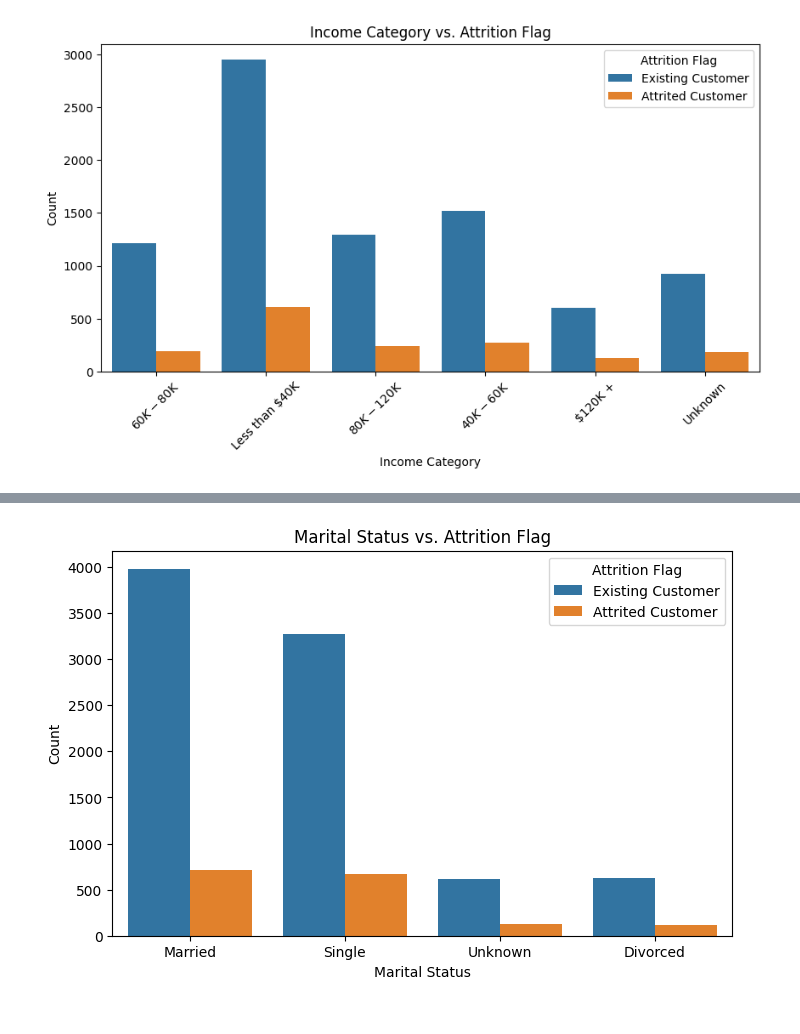
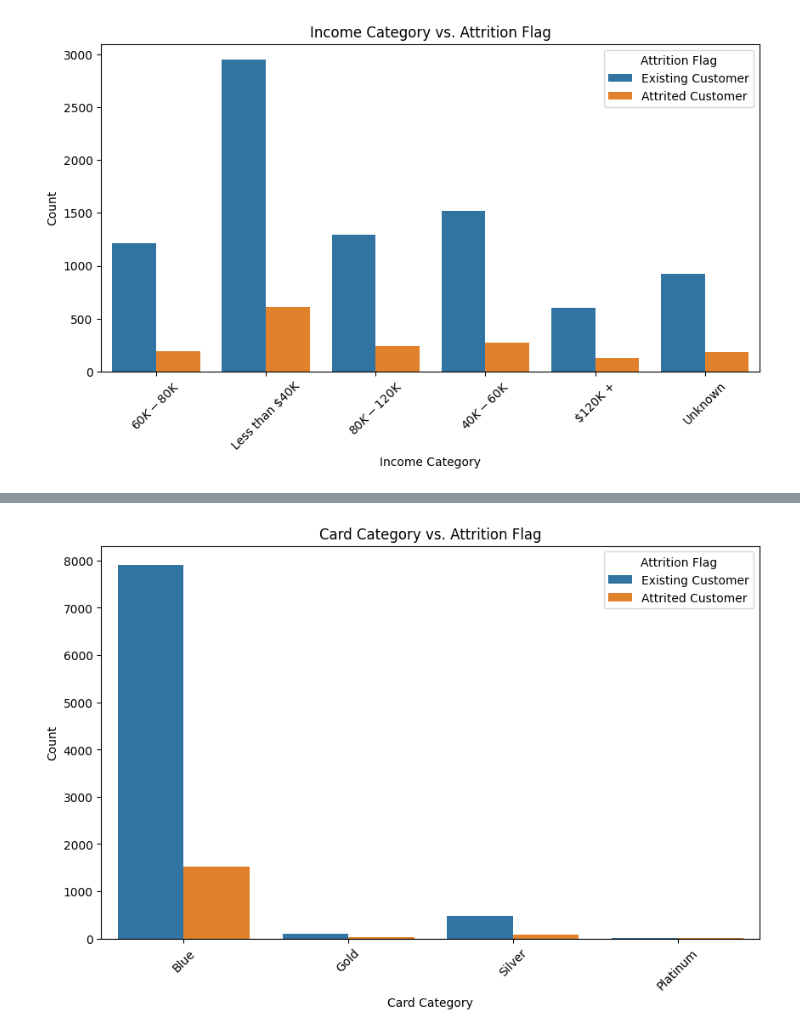
Before and after one commit to z1gyy/Data-Analysis, a Jupyter notebook: project_credits.ipynb, the cells around one changed output, grey strips where cells are left out. Cells and saved outputs as stored; diff of their text form; code cells hidden in the pictures.

```diff
--- a/project_credits.ipynb
+++ b/project_credits.ipynb
@@ -54,10 +125,11 @@ plt.show()
 # %%
-plt.figure(figsize=(8, 5))
-sns.countplot(data=df, x='Marital_Status', hue='Attrition_Flag')
-plt.title('Marital Status vs. Attrition Flag')
-plt.xlabel('Marital Status')
+plt.figure(figsize=(10, 6))
+sns.countplot(data=df, x='Card_Category', hue='Attrition_Flag')
+plt.title('Card Category vs. Attrition Flag')
+plt.xlabel('Card Category')
 plt.ylabel('Count')
+plt.xticks(rotation=45)
 plt.legend(title='Attrition Flag')
 plt.show()
 # %% [output]
-[figure, old version]
+[figure, new version]
```
Also changed, not shown: parts of 3 cells of this notebook.
